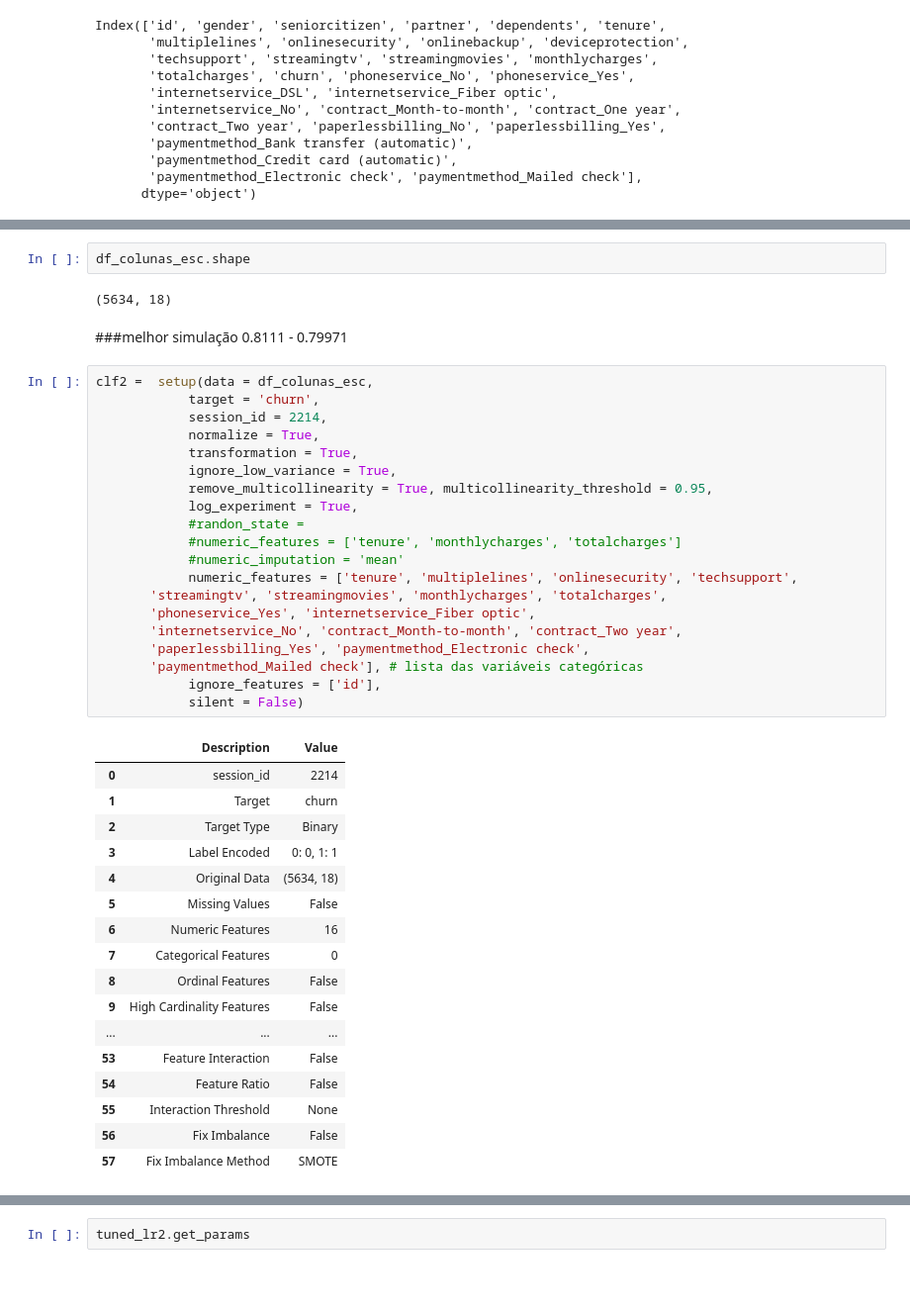
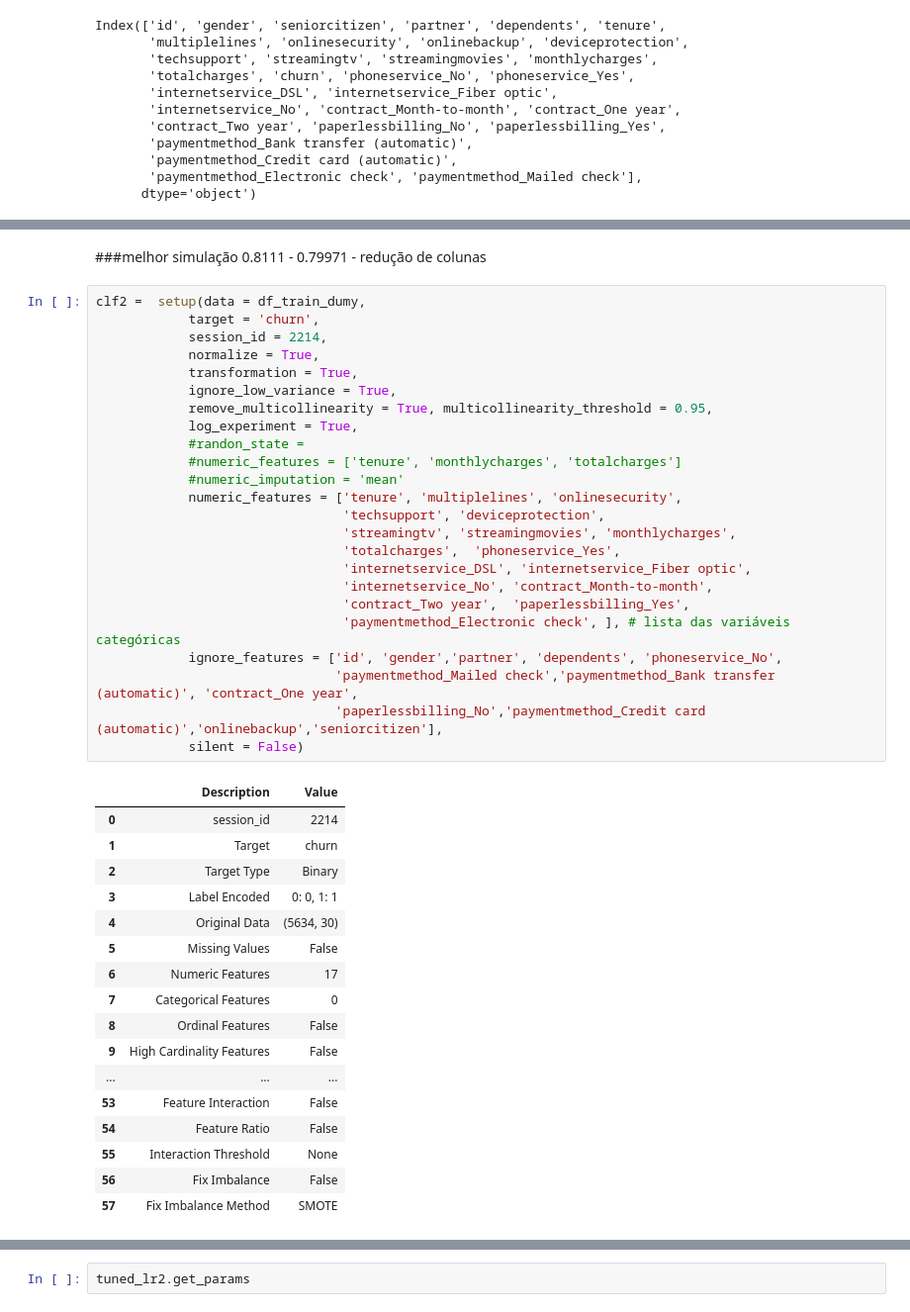
Before and after one commit to jjefferson2006/DSWP_JJ_altera, a Jupyter notebook: desafio_analise_5_ordenado2.ipynb, the cells around one changed output, grey strips where cells are left out. Shown at 99% size. Drawn from its saved outputs; the diff is of its cells as text; blank space fills up the shorter version.

```diff
--- a/desafio_analise_5_ordenado2.ipynb
+++ b/desafio_analise_5_ordenado2.ipynb
@@ -851,39 +937,39 @@ Index(['id', 'tenure', 'multiplelines', 'onlinesecurity', 'techsupport',
       dtype='object')
-# %%
-df_colunas_esc.shape
-# %% [output]
-(5634, 18)
 # %% [markdown]
-###melhor simulação 0.8111 - 0.79971
+###melhor simulação 0.8111 - 0.79971 - redução de colunas
 # %%
-clf2 =  setup(data = df_colunas_esc,
+clf2 =  setup(data = df_train_dumy,
             target = 'churn',
             session_id = 2214,
             normalize = True,
             transformation = True,
             ignore_low_variance = True,
             remove_multicollinearity = True, multicollinearity_threshold = 0.95,
             log_experiment = True,
             #randon_state =
             #numeric_features = ['tenure', 'monthlycharges', 'totalcharges']
             #numeric_imputation = 'mean'
-            numeric_features = ['tenure', 'multiplelines', 'onlinesecurity', 'techsupport',
-       'streamingtv', 'streamingmovies', 'monthlycharges', 'totalcharges',
-       'phoneservice_Yes', 'internetservice_Fiber optic',
-       'internetservice_No', 'contract_Month-to-month', 'contract_Two year',
-       'paperlessbilling_Yes', 'paymentmethod_Electronic check',
-       'paymentmethod_Mailed check'], # lista das variáveis categóricas
-            ignore_features = ['id'],
+            numeric_features = ['tenure', 'multiplelines', 'onlinesecurity',
+                                'techsupport', 'deviceprotection',
+                                'streamingtv', 'streamingmovies', 'monthlycharges',
+                                'totalcharges',  'phoneservice_Yes',
+                                'internetservice_DSL', 'internetservice_Fiber optic',
+                                'internetservice_No', 'contract_Month-to-month',
+                                'contract_Two year',  'paperlessbilling_Yes',
+                                'paymentmethod_Electronic check', ], # lista das variáveis categóricas
+            ignore_features = ['id', 'gender','partner', 'dependents', 'phoneservice_No',
+                               'paymentmethod_Mailed check','paymentmethod_Bank transfer (automatic)', 'contract_One year',
+                               'paperlessbilling_No','paymentmethod_Credit card (automatic)','onlinebackup','seniorcitizen'],
             silent = False)
 # %% [output]
 |  | Description | Value |
 | 0 | session_id | 2214 |
 | 1 | Target | churn |
 | 2 | Target Type | Binary |
 | 3 | Label Encoded | 0: 0, 1: 1 |
-| 4 | Original Data | (5634, 18) |
+| 4 | Original Data | (5634, 30) |
 | 5 | Missing Values | False |
-| 6 | Numeric Features | 16 |
+| 6 | Numeric Features | 17 |
 | 7 | Categorical Features | 0 |
 | 8 | Ordinal Features | False |
 | 9 | High Cardinality Features | False |
```
Also changed, not shown: parts of 54 cells of this notebook.
